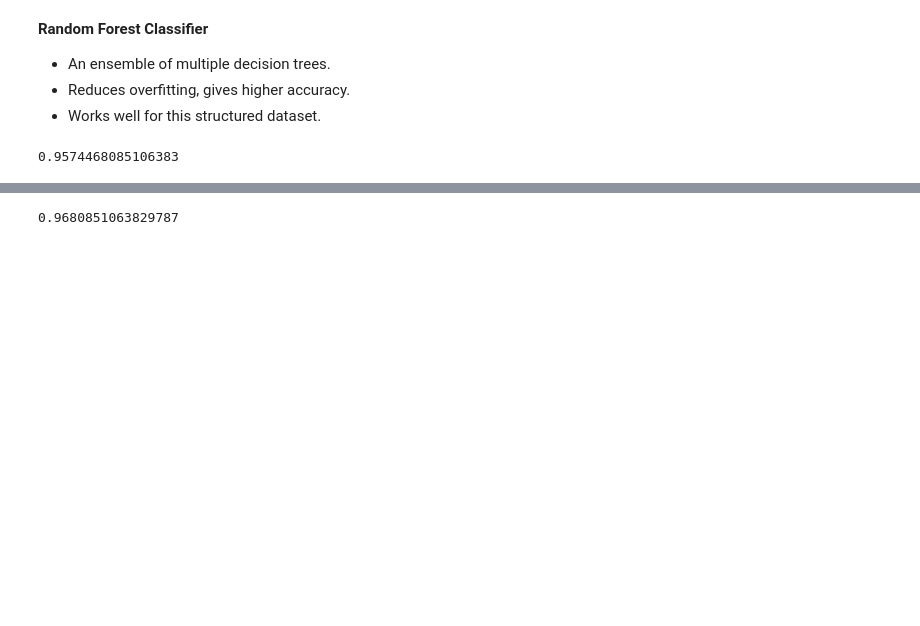
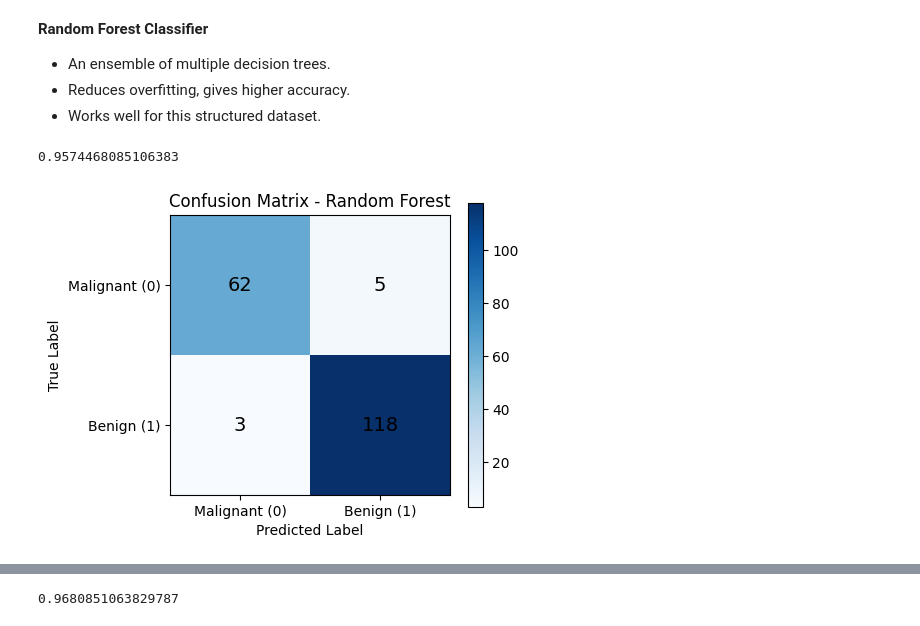
Before and after one commit to rishitharaj/Classification-Algorithms-Model-Building, a Jupyter notebook: Classification_Algorithms_Model_Building.ipynb, the cells around one changed output, grey strips where cells are left out. Saved outputs shown, nothing was run; the diff lists cells and outputs as text; code cells hidden in the pictures; blank space fills up the shorter version.

```diff
--- a/Classification_Algorithms_Model_Building.ipynb
+++ b/Classification_Algorithms_Model_Building.ipynb
@@ -147,3 +186,7 @@ acc_rf = accuracy_score(y_test, y_pred_rf)
 acc_rf
 # %% [output]
 0.9574468085106383
+# %%
+plot_conf_matrix(y_test, y_pred_rf, "Random Forest")
+# %% [output]
+[figure, added]
```
Also changed, not shown: parts of 13 cells of this notebook.
